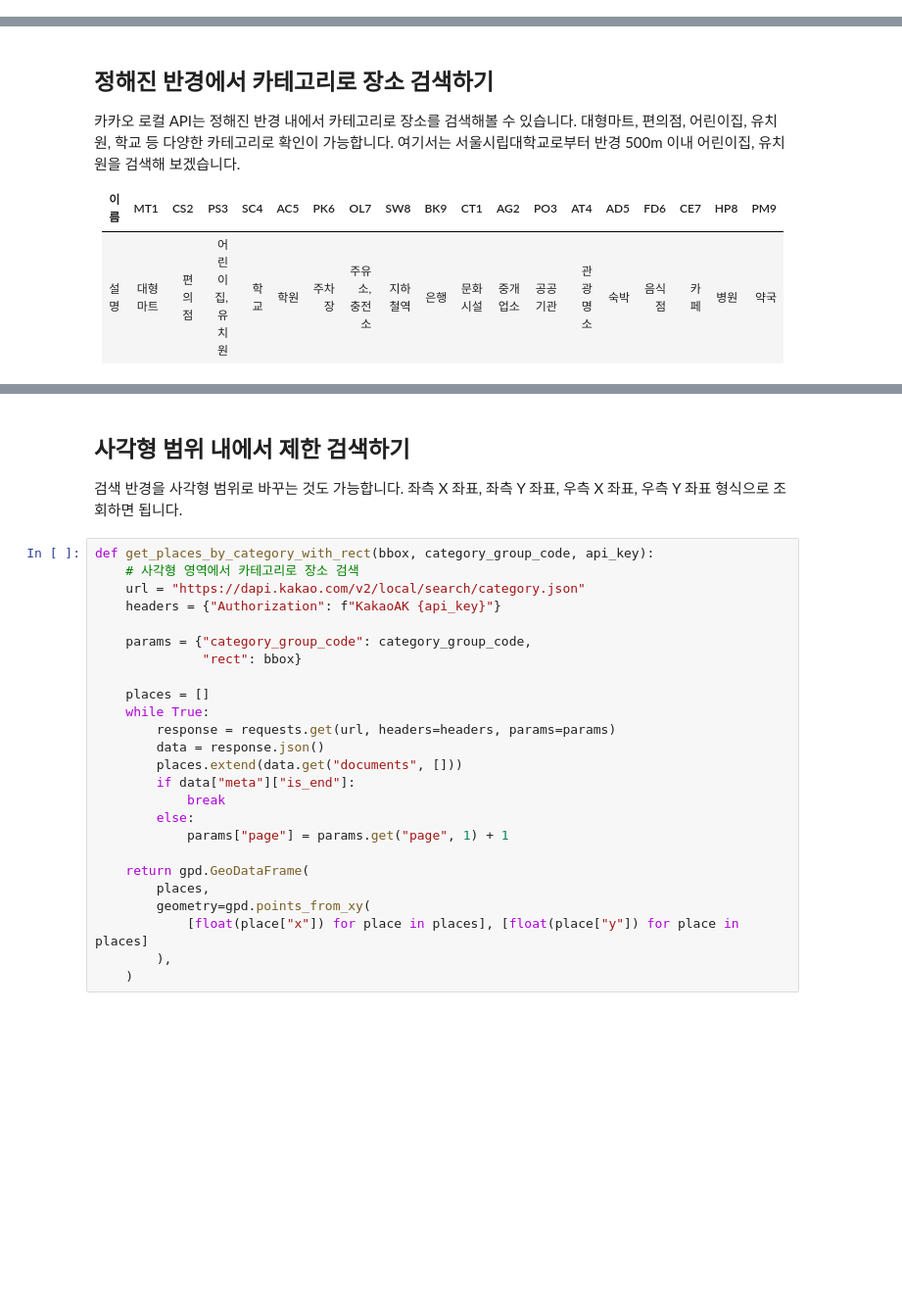
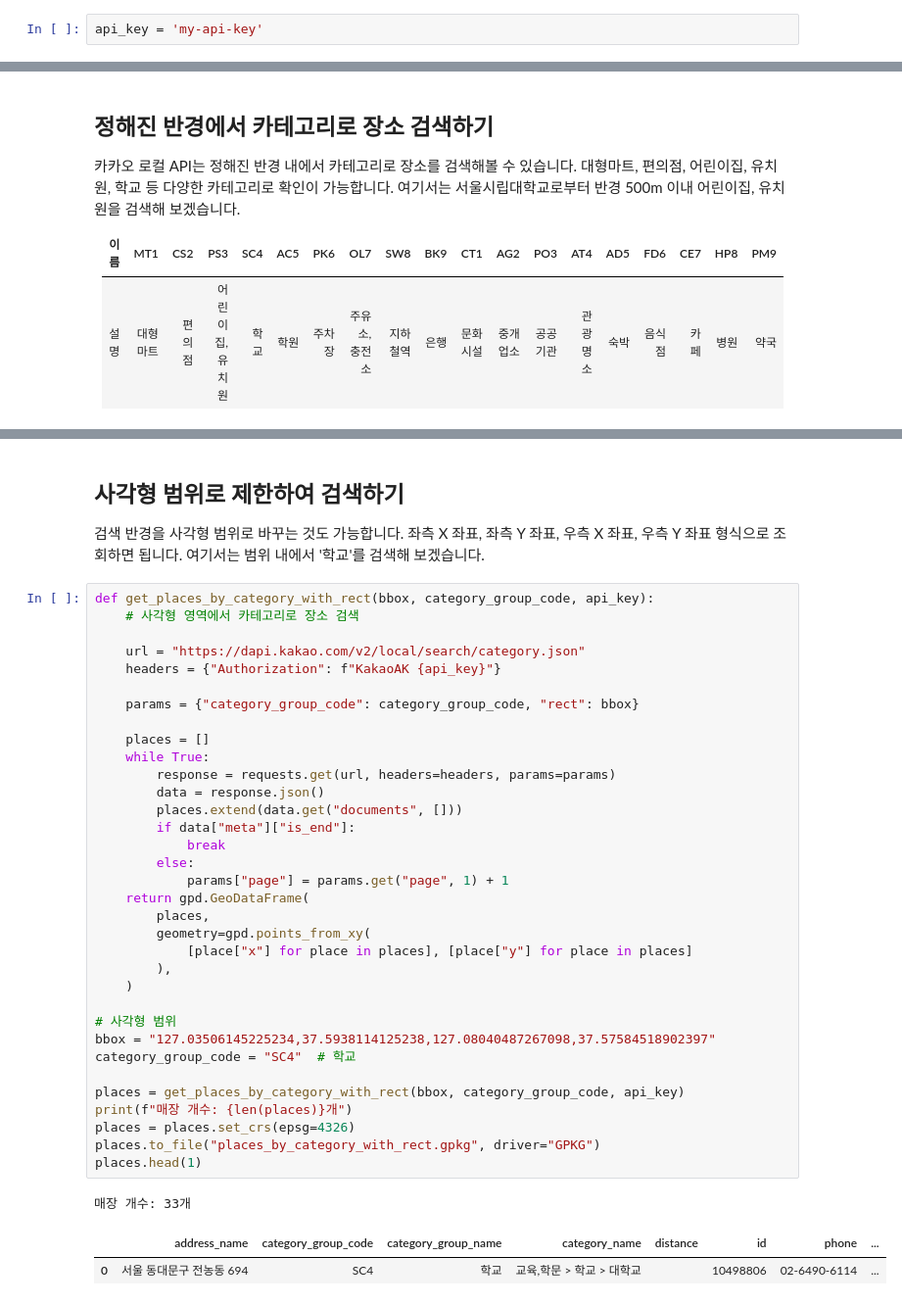
Before and after one commit to osgeokr/geokakao, a Jupyter notebook: kakao_local_api/Kakao_로컬_API를_이용한_공간데이터_검색_기능_소개.ipynb, the cells around one changed output, grey strips where cells are left out. Shown: that part at 98% size. Drawn from its saved outputs; the diff is of its cells as text; blank space fills up the shorter version.

```diff
--- a/kakao_local_api/Kakao_로컬_API를_이용한_공간데이터_검색_기능_소개.ipynb
+++ b/kakao_local_api/Kakao_로컬_API를_이용한_공간데이터_검색_기능_소개.ipynb
@@ -13,3 +19,5 @@ api_key = '57bb1cdf403802631778c8835c733a89'
+# %%
+api_key = 'my-api-key'
 # %% [markdown]
 ## 키워드로 좌표 검색하기
 
@@ -218,29 +240,42 @@ m
 # %% [markdown]
-## 사각형 범위 내에서 제한 검색하기
+## 사각형 범위로 제한하여 검색하기
 
-검색 반경을 사각형 범위로 바꾸는 것도 가능합니다. 좌측 X 좌표, 좌측 Y 좌표, 우측 X 좌표, 우측 Y 좌표 형식으로 조회하면 됩니다.
+검색 반경을 사각형 범위로 바꾸는 것도 가능합니다. 좌측 X 좌표, 좌측 Y 좌표, 우측 X 좌표, 우측 Y 좌표 형식으로 조회하면 됩니다. 여기서는 범위 내에서 '학교'를 검색해 보겠습니다.
 # %%
 def get_places_by_category_with_rect(bbox, category_group_code, api_key):
     # 사각형 영역에서 카테고리로 장소 검색
+
     url = "https://dapi.kakao.com/v2/local/search/category.json"
     headers = {"Authorization": f"KakaoAK {api_key}"}
 
-    params = {"category_group_code": category_group_code,
-              "rect": bbox}
+    params = {"category_group_code": category_group_code, "rect": bbox}
 
     places = []
     while True:
         response = requests.get(url, headers=headers, params=params)
         data = response.json()
         places.extend(data.get("documents", []))
         if data["meta"]["is_end"]:
             break
         else:
             params["page"] = params.get("page", 1) + 1
-
     return gpd.GeoDataFrame(
         places,
         geometry=gpd.points_from_xy(
-            [float(place["x"]) for place in places], [float(place["y"]) for place in places]
+            [place["x"] for place in places], [place["y"] for place in places]
         ),
     )
+
+# 사각형 범위
+bbox = "127.03506145225234,37.5938114125238,127.08040487267098,37.57584518902397"
+category_group_code = "SC4"  # 학교
+
+places = get_places_by_category_with_rect(bbox, category_group_code, api_key)
+print(f"매장 개수: {len(places)}개")
+places = places.set_crs(epsg=4326)
+places.to_file("places_by_category_with_rect.gpkg", driver="GPKG")
+places.head(1)
+# %% [output]
+매장 개수: 33개
+|  | address_name | category_group_code | category_group_name | category_name | distance | id | phone | ... |
+| 0 | 서울 동대문구 전농동 694 | SC4 | 학교 | 교육,학문 > 학교 > 대학교 |  | 10498806 | 02-6490-6114 | ... |
```
Also changed, not shown: parts of 23 cells of this notebook.
